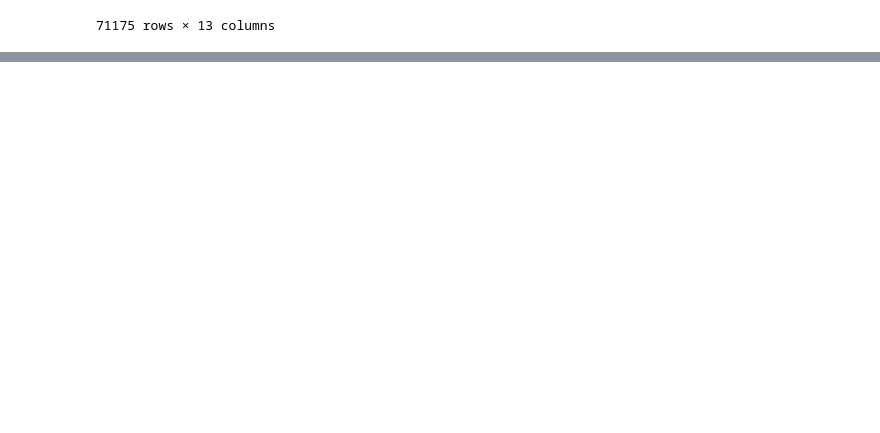
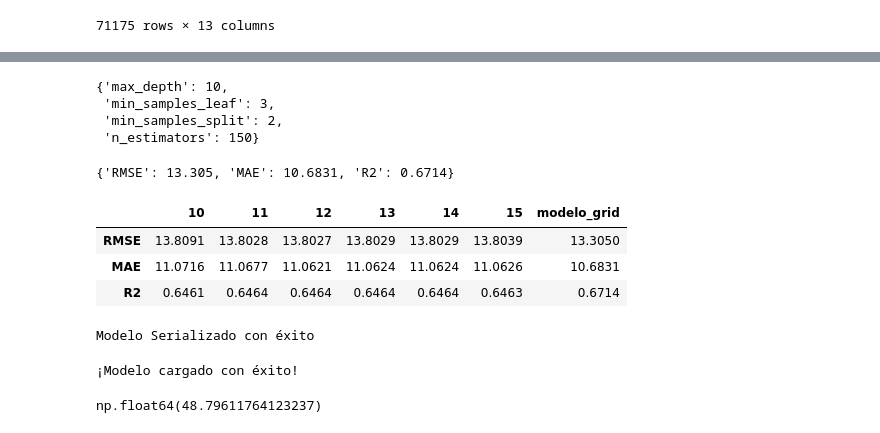
Before and after one commit to kevirui/prevision-de-atrasos-de-vuelos, a Jupyter notebook: practice.ipynb, the cells around one changed output, grey strips where cells are left out. Cells and saved outputs as stored; diff of their text form; code cells hidden in the pictures; blank space fills up the shorter version.

```diff
--- a/practice.ipynb
+++ b/practice.ipynb
@@ -571,3 +571,16 @@ x_selected_features
 71175 rows × 13 columns
 # %%
 x_train, x_test, y_train, y_test = train_test_split(x_selected_features, y, test_size=0.2, random_state=42)
+# %%
+param_grid = {
+    'max_depth': [5, 10, 15],
+    'min_samples_leaf': [1, 2, 3],
+    'min_samples_split': [2, 4, 6],
+    'n_estimators': [100, 150, 200],
+}
+# %%
+from sklearn.model_selection import GridSearchCV
+
+cv = KFold(n_splits=5, shuffle=True, random_state=42)
+model_grid = GridSearchCV(RandomForestRegressor(random_state=42), param_grid=param_grid, scoring='r2', cv=cv)
+model_grid.fit(x_train, y_train)
@@ -573,0 +595,40 @@ x_train, x_test, y_train, y_test = train_test_split(x_selected_features, y, test
+# %%
+model_grid.best_params_
+# %% [output]
+{'max_depth': 10,
+ 'min_samples_leaf': 3,
+ 'min_samples_split': 2,
+ 'n_estimators': 150}
+# %%
+y_pred_grid = model_grid.predict(x_test)
+metricas_model_grid = calcular_regresion(y_test, y_pred_grid)
+metricas_model_grid
+# %% [output]
+{'RMSE': 13.305, 'MAE': 10.6831, 'R2': 0.6714}
+# %%
+resultados['modelo_grid'] = list(metricas_model_grid.values())
+resultados
+# %% [output]
+|  | 10 | 11 | 12 | 13 | 14 | 15 | modelo_grid |
+| RMSE | 13.8091 | 13.8028 | 13.8027 | 13.8029 | 13.8029 | 13.8039 | 13.3050 |
+| MAE | 11.0716 | 11.0677 | 11.0621 | 11.0624 | 11.0624 | 11.0626 | 10.6831 |
+| R2 | 0.6461 | 0.6464 | 0.6464 | 0.6464 | 0.6464 | 0.6463 | 0.6714 |
+# %%
+import pickle
+try:
+  with open('champion.pkl', 'wb') as file:
+    pickle.dump(model_grid.best_estimator_, file)
+  print("Modelo Serializado con éxito")
+except Exception as e:
+    print(f"Error al serializar el modelo: {str(e)}")
+# %% [output]
+Modelo Serializado con éxito
+# %%
+try:
+    with open('champion.pkl', 'rb') as file:
+        model = pickle.load(file)
+    print("¡Modelo cargado con éxito!")
+except Exception as e:
+    print("Ocurrió un error al cargar el modelo:", str(e))
+# %% [output]
+¡Modelo cargado con éxito!
@@ -573,0 +637,5 @@ x_train, x_test, y_train, y_test = train_test_split(x_selected_features, y, test
+# %%
+# Ejemplo de predicción con datos de entrada 'X'
+model.predict([nueva_muestra])[0]
+# %% [output]
+np.float64(48.79611764123237)
```
Also changed, not shown: parts of 2 cells of this notebook.
